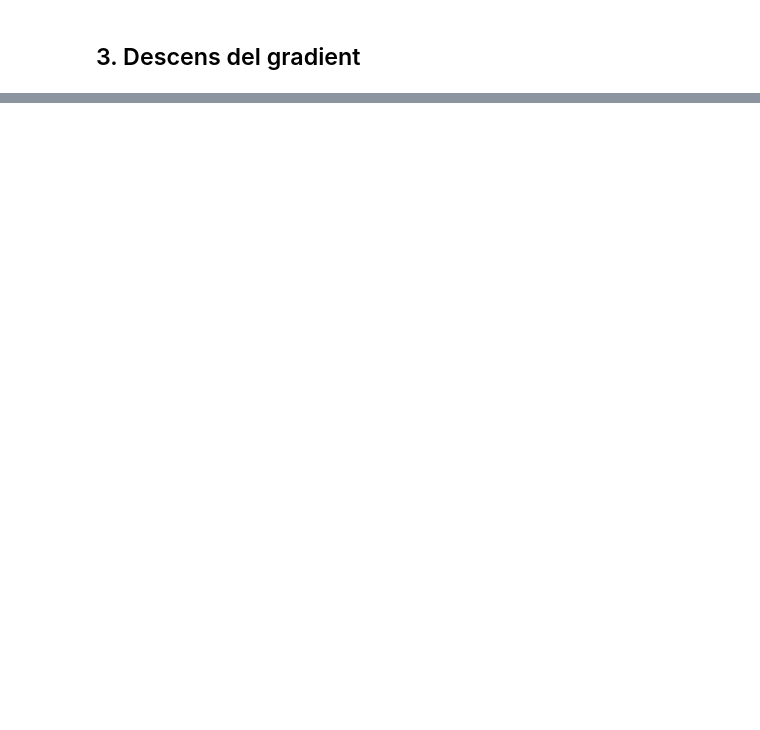
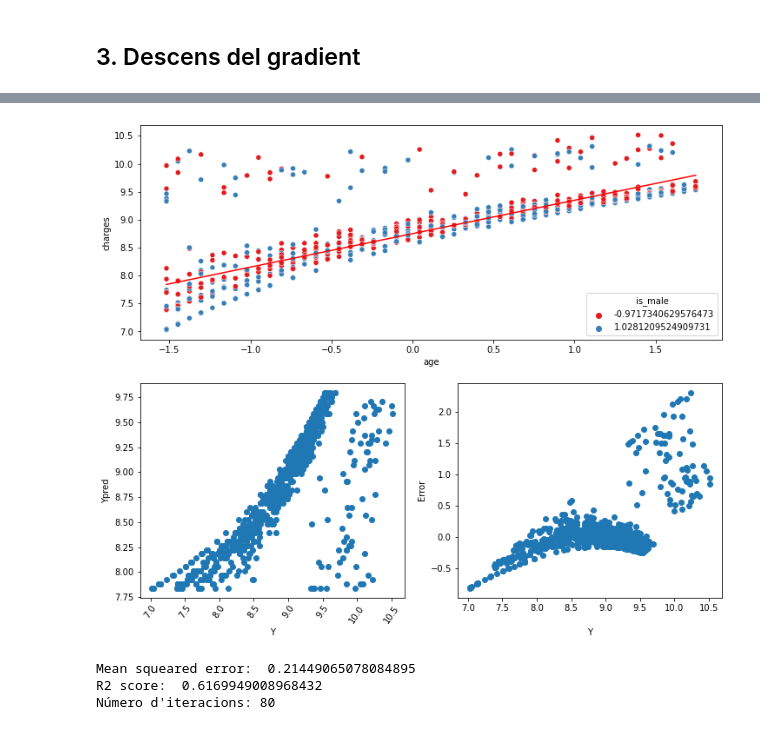
Before and after one commit to AlbaFernandezCor/Practica1_ApC, a Jupyter notebook: PràcticaPreDef.ipynb, the cells around one changed output, grey strips where cells are left out. Saved outputs shown, nothing was run; the diff lists cells and outputs as text; code cells hidden in the pictures; blank space fills up the shorter version.

```diff
--- a/PràcticaPreDef.ipynb
+++ b/PràcticaPreDef.ipynb
@@ -667,0 +711,40 @@ plt.show()
+# %%
+class Gradient_Descent(object):
+    def __init__(self, parameters,funcio, gradients, learn_ratio, atributs):
+        # Inicialitzem w0 i w1 (per ser ampliat amb altres w's)
+        self.parameters = parameters
+        self.funcio = funcio
+        self.gradients = gradients
+        self.learn_ratio = learn_ratio
+        self.atributs = atributs
+
+
+    def predict(self, x):
+        x_lista = []
+        for i in self.atributs:
+            x_lista.append(x[i])
+        return self.funcio(self.parameters,x_lista)
+
+    def __update(self):
+        old_param = self.parameters
+        self.parameters[0] = self.parameters[0] - self.learn_ratio*self.gradients[0](old_param,self.x_train,self.y_train)
+        for i in range(len(self.parameters)-1):
+            self.parameters[i+1] = self.parameters[i+1] - self.learn_ratio*self.gradients[i+1](old_param,self.x_train,self.y_train,self.x_train[i])
+        return  1/(2*len(self.y_train)) * sum((self.funcio(self.parameters,self.x_train)-self.y_train)**2)
+
+    def train(self, x_train, y_train, max_iter, epsilon):
+        self.x_train = []
+        for i in self.atributs:
+            self.x_train.append(x_train[i])
+        self.y_train = y_train
+        self.max_iter = max_iter
+        self.epsilon = epsilon
+        self.n_iter = 0
+        old_cost_function = 1/(2*len(y_train)) * sum((self.funcio(self.parameters,self.x_train)-y_train)**2)
+        new_cost_function = 0
+        dif = old_cost_function - new_cost_function
+        while np.abs(dif) > epsilon and self.n_iter < max_iter:
+            new_cost_function=self.__update()
+            dif = old_cost_function - new_cost_function
+            old_cost_function = new_cost_function
+            self.n_iter = self.n_iter + 1
@@ -667,0 +815,9 @@ plt.show()
+# %%
+# Regressió de l'atribut age tenint en compte el sexe (vermell = home, blau = dona) sabent que no són fumadors
+# També es grafiquen Ypred-Y i Error-Y
+RegressioSimpleGD(0.05,1000, 0.000001, 'age', XNF_train, YNF_train, XNF_train, YNF_train)
+# %% [output]
+[figure, added]
+Mean squeared error:  0.21449065078084895
+R2 score:  0.6169949008968432
+Número d'iteracions: 80
```
Also changed, not shown: parts of 37 cells of this notebook.
